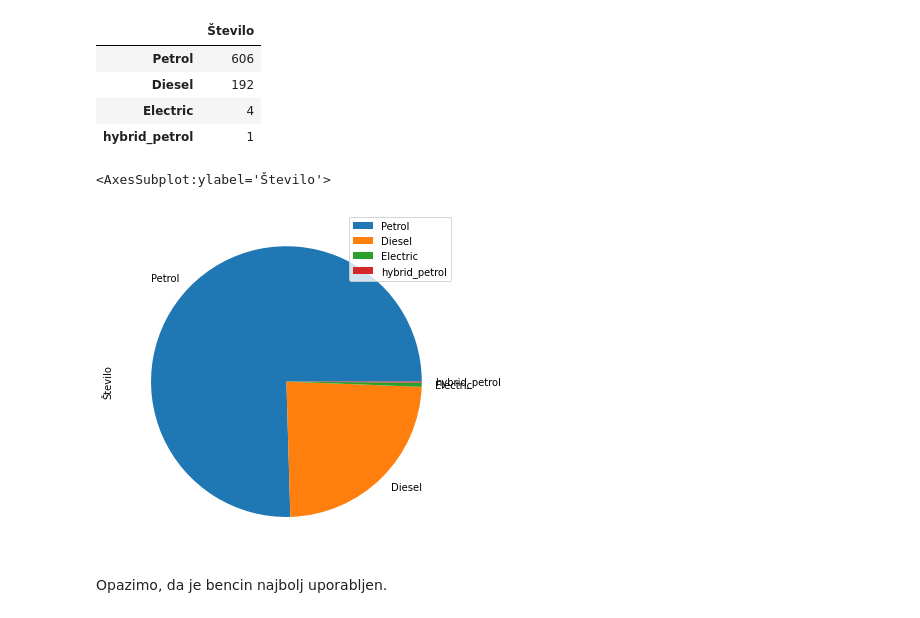
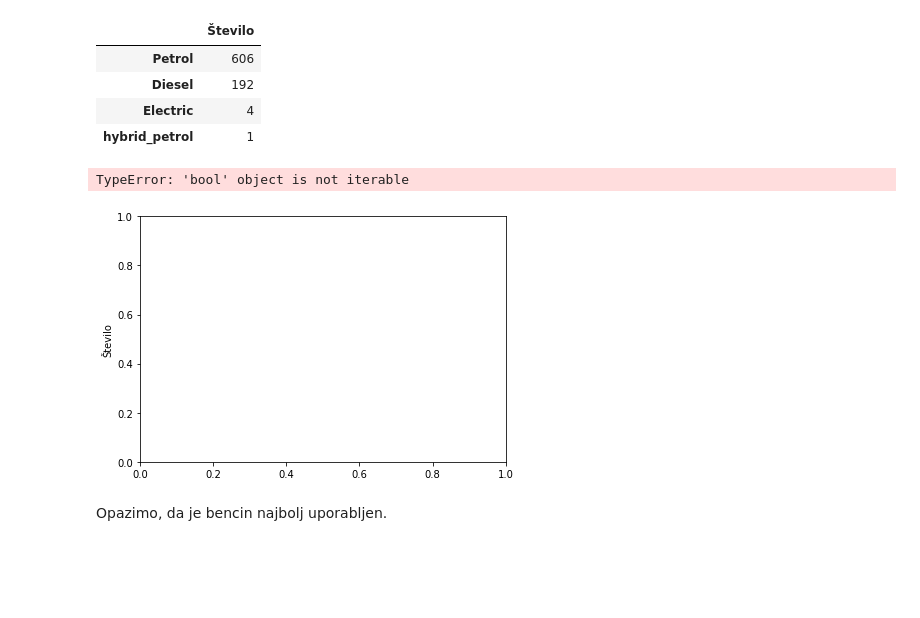
Before and after one commit to LucjaFekonja/analiza-avtomobilov, a Jupyter notebook: analiza-podatkov/analiza.ipynb, the cells around one changed output. Saved outputs shown, nothing was run; the diff lists cells and outputs as text; code cells hidden in the pictures; blank space fills up the shorter version.

Commit message:
Overlapanje labelsov

```diff
--- a/analiza-podatkov/analiza.ipynb
+++ b/analiza-podatkov/analiza.ipynb
@@ -46,10 +46,10 @@ tabela_goriva
 | Electric | 4 |
 | hybrid_petrol | 1 |
 # %%
-tabela_goriva.plot.pie(y='Število')
+tabela_goriva.plot.pie(y='Število', labels=None)
 # %% [output]
-<AxesSubplot:ylabel='Število'>
+TypeError: 'bool' object is not iterable
-[figure, old version]
+[figure, new version]
 # %% [markdown]
 Opazimo, da je bencin najbolj uporabljen.
 # %% [markdown]
```
